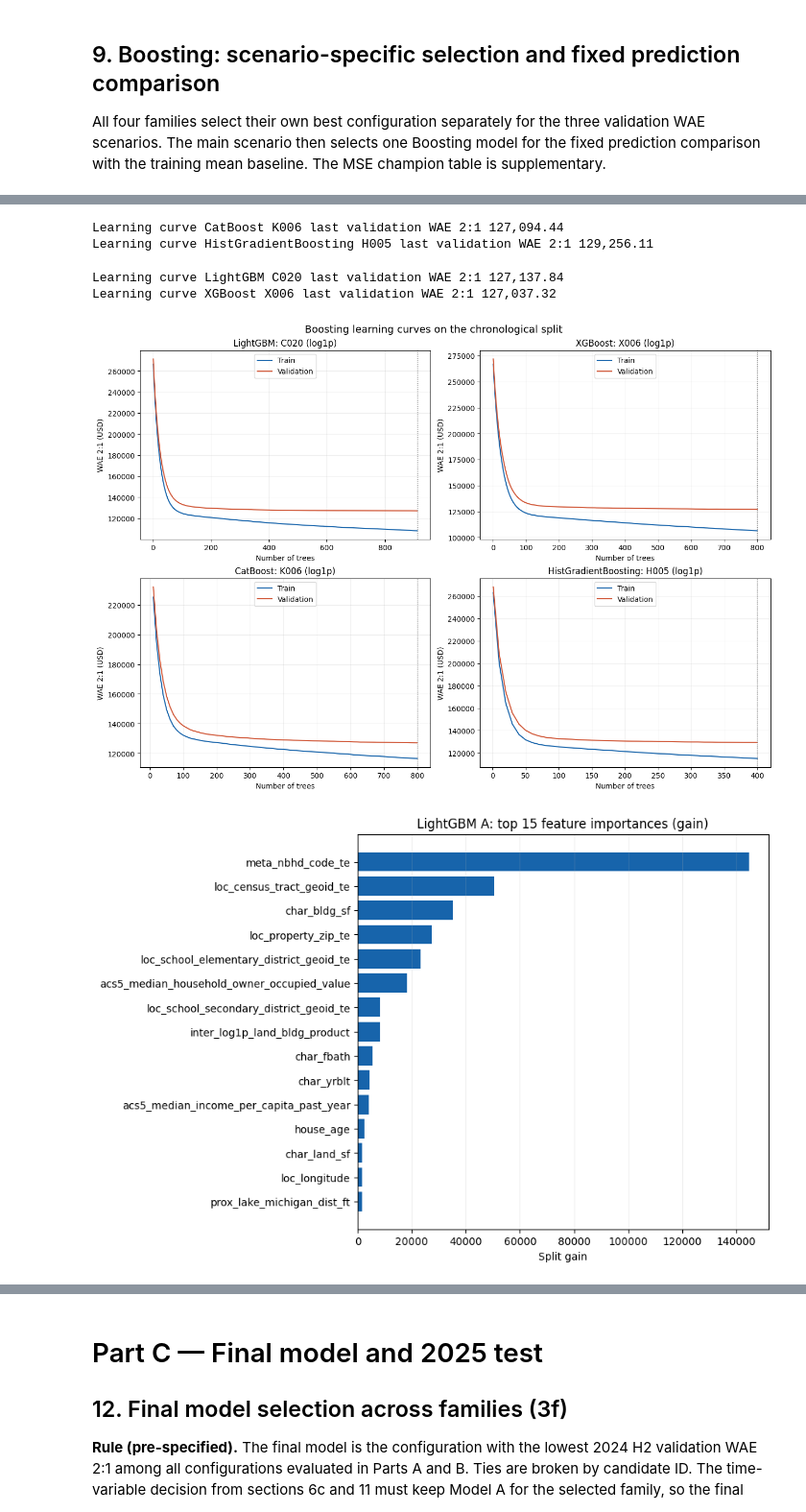
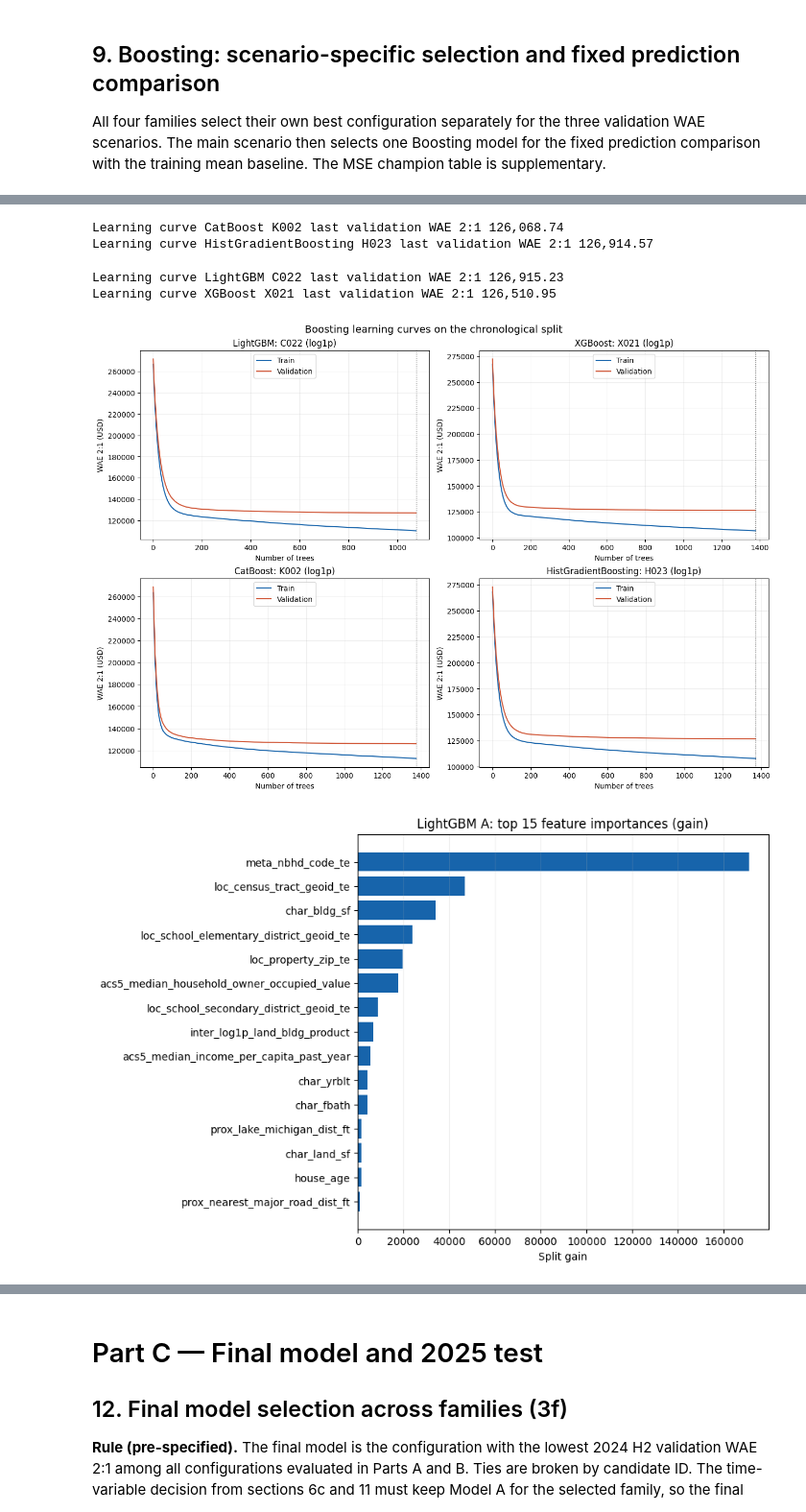
Before and after one commit to Chongchenjiang/QBUS6810-ml, a Jupyter notebook: QBUS6810_M3_M4_trees_boosting_final_test.ipynb, the cells around one changed output, grey strips where cells are left out. Shown at 96% size. Drawn from its saved outputs; the diff is of its cells as text; code cells hidden in the pictures.

```diff
--- a/QBUS6810_M3_M4_trees_boosting_final_test.ipynb
+++ b/QBUS6810_M3_M4_trees_boosting_final_test.ipynb
@@ -73,7 +73,7 @@ PERMUTATION_REPEATS = 3
 # ---- Boosting (Part B) ----
 SEED = 6810
 N_THREADS = 2
-N_LGB_TRIALS = 24
+N_BOOST_TRIALS = 24              # Optuna TPE trials per Boosting family
 MAX_BOOST_ROUNDS = 1400
 EARLY_STOPPING_ROUNDS = 100
 
@@ -1197,26 +1109,0 @@ Histogram Boosting keeps its six pre-specified configurations (three settings ×
-# %%
-hist_records, hist_predictions = [], {}
-hist_grid = [(200,.05,15), (400,.05,31), (400,.1,15)]
-for target in ['raw', 'log1p']:
-    for rounds, rate, leaves in hist_grid:
-        params = dict(max_iter=rounds, learning_rate=rate, max_leaf_nodes=leaves,
-                      min_samples_leaf=50, l2_regularization=10.)
-        model = HistGradientBoostingRegressor(random_state=SEED, early_stopping=False, **params)
-        train_target = np.log1p(y_train) if target == 'log1p' else y_train
-        start = time.time()
-        model.fit(X_train_A, train_target)
-        prediction = dollars(model.predict(X_valid_A), target)
-        candidate_id = f'H{len(hist_records) + 1:03d}'
-        row = dict(candidate_id=candidate_id, model_family='HistGradientBoosting', variant='A_no_time',
-            feature_set='A_no_time', target=target,
-            configuration=f'{candidate_id} ({target}, {rounds} trees)',
-            params=json.dumps(params, sort_keys=True), n_estimators=rounds,
-            n_predictors=len(FEATURES), elapsed_seconds=time.time() - start,
-            **boosting_metrics(y_valid, prediction))
-        hist_records.append(row)
-        hist_predictions[candidate_id] = prediction
-        print('HistBoost', candidate_id, 'WAE 2:1', f'{row[PRIMARY_METRIC]:,.2f}', flush=True)
-Hist_trials = pd.DataFrame(hist_records)
-Hist_trials.to_csv(BOOST_OUT / 'histboost_validation_candidates.csv', index=False)
-all_candidates = pd.concat([A_trials, Hist_trials], ignore_index=True)
-all_candidates.to_csv(BOOST_OUT / 'M4_boosting_candidates.csv', index=False)
@@ -1294,0 +1349,6 @@ CatBoost K006 WAE 2:1 127,094.44
+# %%
+Hist_trials, hist_predictions, hist_curves, hist_study = search_boosting('HistGradientBoosting', X_train_A, X_valid_A)
+Hist_trials.to_csv(BOOST_OUT / 'histboost_validation_candidates.csv', index=False)
+hist_study.trials_dataframe().to_csv(BOOST_OUT / 'histboost_optuna_trials.csv', index=False)
+print('HistGradientBoosting WAE 2:1 winner:',
+      Hist_trials.sort_values([PRIMARY_METRIC, 'candidate_id']).iloc[0]['configuration'])
@@ -1405,12 +1562,13 @@ for _, selected in boost_main_winners.iterrows():
                                   allow_writing_files=False, **params)
         model.fit(X_train_A, train_target)
         steps, training_curve, validation_curve = [], [], []
-        train_stages = model.staged_predict(X_train_A, ntree_end=rounds, eval_period=10)
-        valid_stages = model.staged_predict(X_valid_A, ntree_end=rounds, eval_period=10)
+        train_stages = model.staged_predict(X_train_A, ntree_end=rounds, eval_period=1)
+        valid_stages = model.staged_predict(X_valid_A, ntree_end=rounds, eval_period=1)
         for step, (train_pred, valid_pred) in enumerate(zip(train_stages, valid_stages), start=1):
-            steps.append(min(step * 10, rounds))
-            training_curve.append(dollar_wae_2_1(y_train, dollars(train_pred, target)))
-            validation_curve.append(dollar_wae_2_1(y_valid, dollars(valid_pred, target)))
+            if step == 1 or step % 10 == 0 or step == rounds:
+                steps.append(step)
+                training_curve.append(dollar_wae_2_1(y_train, dollars(train_pred, target)))
+                validation_curve.append(dollar_wae_2_1(y_valid, dollars(valid_pred, target)))
     elif family == 'HistGradientBoosting':
         model = HistGradientBoostingRegressor(random_state=SEED, early_stopping=False, **params)
         model.fit(X_train_A, train_target)
@@ -1437,36 +1595,36 @@ learning_curves.to_csv(BOOST_OUT / 'learning_curves_WAE_2_1.csv', index=False)
 fig, axes = plt.subplots(2, 2, figsize=(13, 9), constrained_layout=True)
 for ax, family in zip(axes.flat, ['LightGBM','XGBoost','CatBoost','HistGradientBoosting']):
     group = learning_curves.loc[learning_curves['model_family'].eq(family)]
     ax.plot(group['n_trees'], group['train_WAE_2_1'], label='Train', color='#1764ab')
     ax.plot(group['n_trees'], group['validation_WAE_2_1'], label='Validation', color='#d05535')
     ax.axvline(int(group['n_trees'].iloc[-1]), color='#555555', linestyle=':', linewidth=1)
     ax.set_title(f"{family}: {group['candidate_id'].iloc[0]} ({group['target'].iloc[0]})")
     ax.set_xlabel('Number of trees')
     ax.set_ylabel('WAE 2:1 (USD)')
     ax.grid(alpha=.2)
     ax.legend()
 fig.suptitle('Boosting learning curves on the chronological split', fontsize=14)
 fig.savefig(BOOST_OUT / 'learning_curves_WAE_2_1.png', dpi=160, bbox_inches='tight')
 plt.show()
 plt.close(fig)
 
 # Course-style feature importance for the selected LightGBM A model.
 lgb_gain = visual_models['LightGBM'].booster_.feature_importance(importance_type='gain')
 importance = pd.DataFrame({'feature': FEATURES, 'gain': lgb_gain}).sort_values('gain', ascending=False)
 importance.to_csv(BOOST_OUT / 'lightgbm_feature_importance_gain.csv', index=False)
 top = importance.head(15).sort_values('gain')
 fig, ax = plt.subplots(figsize=(9, 6), constrained_layout=True)
 ax.barh(top['feature'], top['gain'], color='#1764ab')
 ax.set_xlabel('Split gain')
 ax.set_title('LightGBM A: top 15 feature importances (gain)')
 ax.grid(axis='x', alpha=.2)
 fig.savefig(BOOST_OUT / 'lightgbm_feature_importance_gain.png', dpi=160, bbox_inches='tight')
 plt.show()
 plt.close(fig)
 # %% [output]
-Learning curve CatBoost K006 last validation WAE 2:1 127,094.44
-Learning curve HistGradientBoosting H005 last validation WAE 2:1 129,256.11
+Learning curve CatBoost K002 last validation WAE 2:1 126,068.74
+Learning curve HistGradientBoosting H023 last validation WAE 2:1 126,914.57
-Learning curve LightGBM C020 last validation WAE 2:1 127,137.84
-Learning curve XGBoost X006 last validation WAE 2:1 127,037.32
+Learning curve LightGBM C022 last validation WAE 2:1 126,915.23
+Learning curve XGBoost X021 last validation WAE 2:1 126,510.95
-[figure, old version]
+[figure, new version]
-[figure, old version]
+[figure, new version]
```
Also changed, not shown: parts of 31 cells of this notebook.
